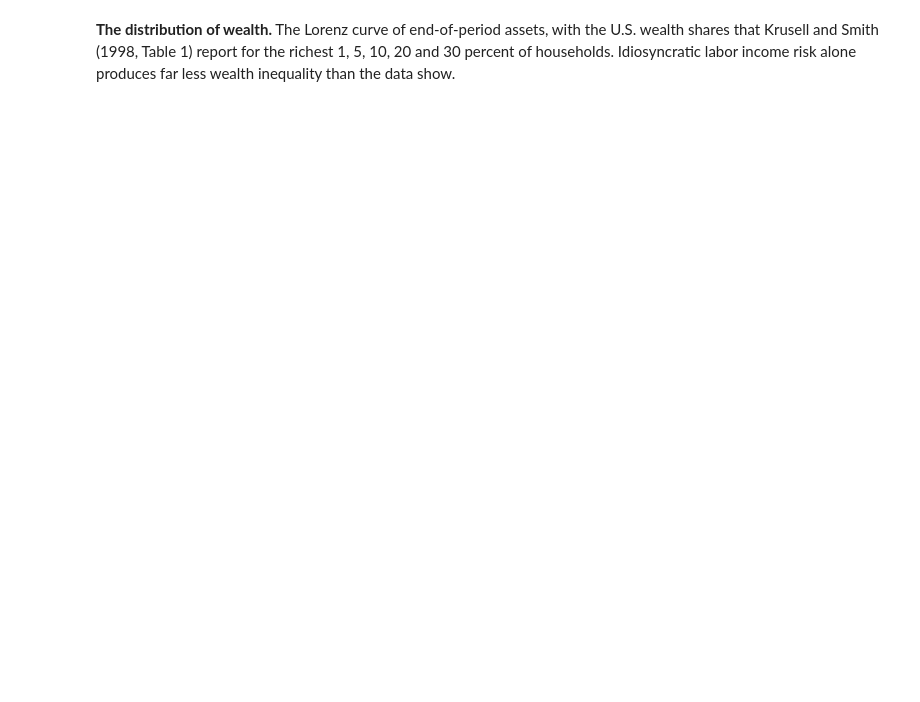
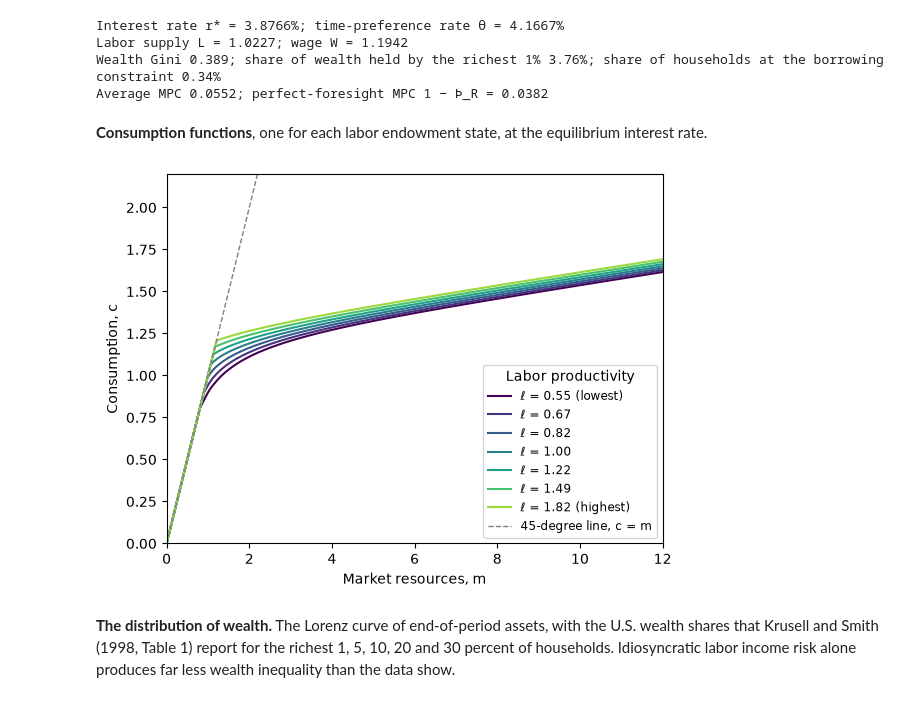
Before and after one commit to econ-ark/Aiyagari1994QJE, a Jupyter notebook: AiyagariMarkovHARK.ipynb, the cells around one changed output. Saved outputs shown, nothing was run; the diff lists cells and outputs as text; code cells hidden in the pictures; blank space fills up the shorter version.

```diff
--- a/AiyagariMarkovHARK.ipynb
+++ b/AiyagariMarkovHARK.ipynb
@@ -256,0 +202,21 @@ plt.show()
+# %%
+start = time.time()
+eq = aiyagari.solve_equilibrium(cal)  # the medium level
+print(f"r* = {100 * eq.interest_rate:.4f}% (Aiyagari: 3.8767%), in {time.time() - start:.0f} s")
+print(f"capital K* = {eq.capital:.4f}, {100 * (eq.capital / eq.capital_complete_markets - 1):.1f}% above the "
+      f"complete-markets K^ϑ = {eq.capital_complete_markets:.4f}")
+print(f"saving rate δK/Y = {100 * eq.saving_rate_from_capital:.2f}% (1 − C/Y in the population: {100 * eq.saving_rate:.2f}%)")
+
+
+def baseline_of(path):
+    cells = json.load(open(path))["cells"]
+    return next(c for c in cells if (c["sigma"], c["rho"], c["mu"]) == (0.2, 0.6, 3))
+
+
+rows = []
+for level in ("original", "low", "medium", "high"):
+    row = {"level": level, "HARK": 100 * baseline_of(f"table-ii/hark-{level}.json")["interest_rate"]}
+    if os.path.exists(f"table-ii/dolark-{level}.json"):
+        row["DolARK"] = 100 * baseline_of(f"table-ii/dolark-{level}.json")["interest_rate"]
+    rows.append(row)
+pd.DataFrame(rows).set_index("level").round(4).fillna("")  # DolARK has no original settings
@@ -257,3 +248,32 @@ plt.show()
+# %%
+print(f"Interest rate r* = {100 * eq.interest_rate:.4f}%; time-preference rate ϑ = {100 * eq.time_preference_rate:.4f}%")
+print(f"Labor supply L = {eq.labor_supply:.4f}; wage W = {eq.wage:.4f}")
+print(f"Wealth Gini {eq.gini:.3f}; share of wealth held by the richest 1% {100 * eq.share_of_richest(0.01):.2f}%; "
+      f"share of households at the borrowing constraint {100 * eq.share_at_borrowing_constraint:.2f}%")
+print(f"Average MPC {eq.average_marginal_propensity_to_consume:.4f}; perfect-foresight MPC 1 − Þ_R = {1 - eq.return_patience_factor:.4f}")
+
+os.makedirs("baseline", exist_ok=True)
+plt.rcParams["svg.hashsalt"] = "Aiyagari1994QJE"  # fixed SVG element ids, so reruns write identical files
+
+
+def save_figure(fig, name):
+    # No timestamps or version stamps, so an unchanged figure is an unchanged file
+    fig.savefig(f"baseline/{name}.png", dpi=200, bbox_inches="tight", metadata={"Software": None})
+    fig.savefig(f"baseline/{name}.svg", bbox_inches="tight", metadata={"Creator": None, "Date": None})
+# %% [output]
+Interest rate r* = 3.8766%; time-preference rate ϑ = 4.1667%
+Labor supply L = 1.0227; wage W = 1.1942
+Wealth Gini 0.389; share of wealth held by the richest 1% 3.76%; share of households at the borrowing constraint 0.34%
+Average MPC 0.0552; perfect-foresight MPC 1 − Þ_R = 0.0382
+# %% [markdown]
+**Consumption functions**, one for each labor endowment state, at the equilibrium interest rate.
+# %%
+fig, ax = plt.subplots(figsize=(6.4, 4.8))
+aiyagari.plot_consumption_functions(eq, ax)
+save_figure(fig, "consumption-functions")
+plt.show()
+# %% [output]
+[figure, added]
 # %% [markdown]
 **The distribution of wealth.** The Lorenz curve of end-of-period assets, with the U.S. wealth shares that Krusell and Smith (1998, Table 1) report for the richest 1, 5, 10, 20 and 30 percent of households. Idiosyncratic labor income risk alone produces far less wealth inequality than the data show.
 # %%
```
Also changed, not shown: parts of 56 cells of this notebook, 26 other files.
